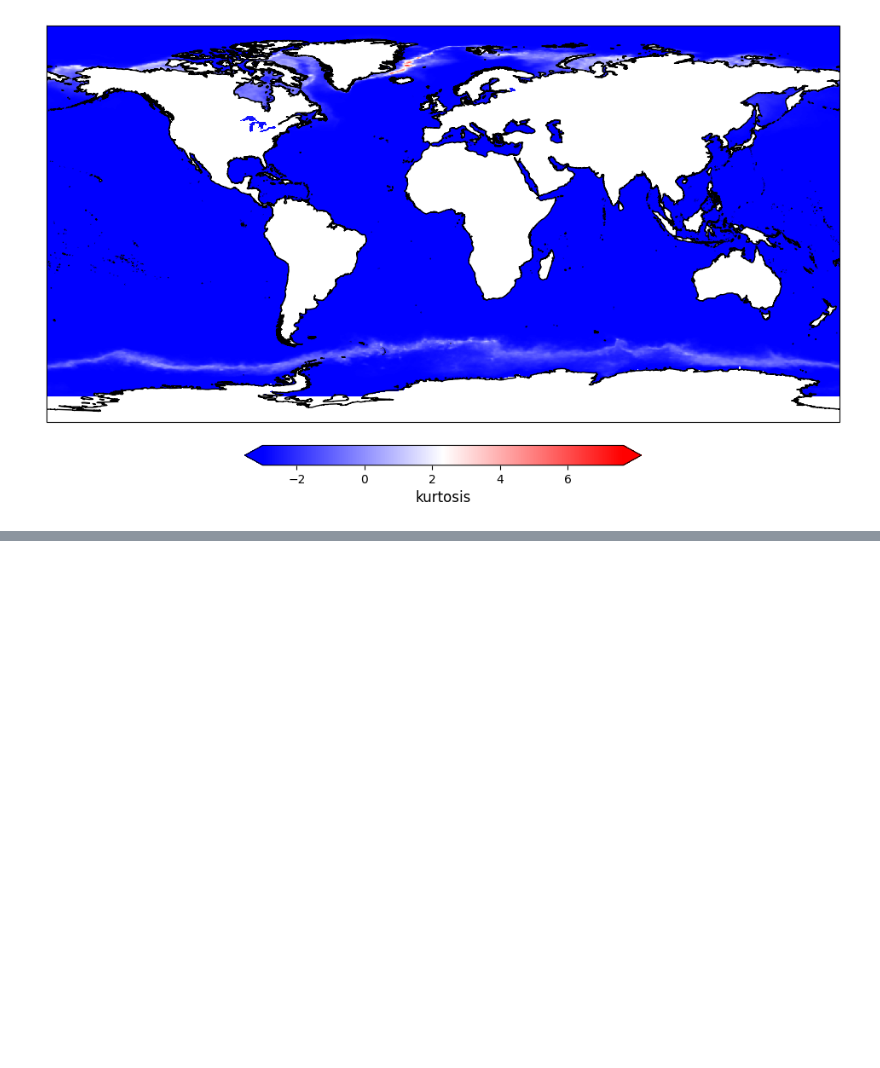
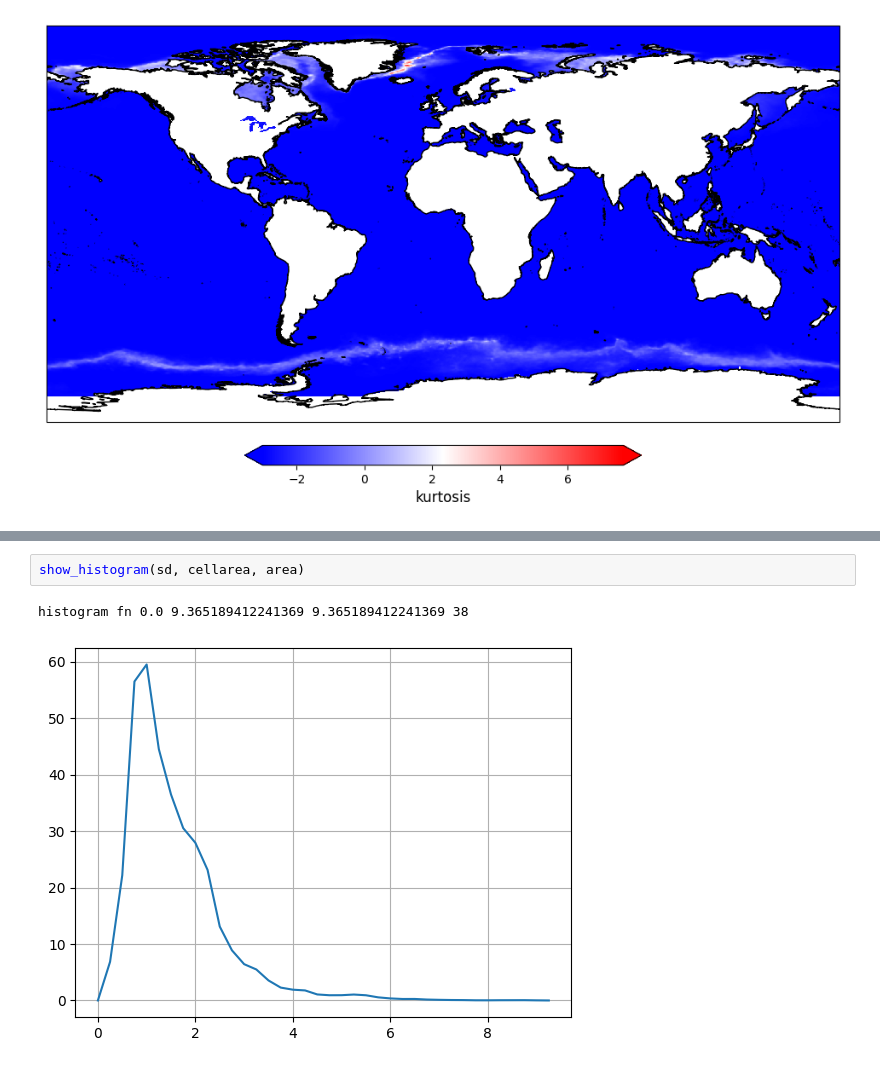
Before and after one commit to grumbiner/epoch_sst, a Jupyter notebook: stats.ipynb, the cells around one changed output, grey strips where cells are left out. Saved outputs shown, nothing was run; the diff lists cells and outputs as text; blank space fills up the shorter version.

```diff
--- a/stats.ipynb
+++ b/stats.ipynb
@@ -352,0 +430,5 @@ vmin max =  -2.9999998308367686 7.63802163501181
+# %%
+show_histogram(sd, cellarea, area)
+# %% [output]
+histogram fn 0.0 9.365189412241369 9.365189412241369 38
+[figure, added]
```
Also changed, not shown: parts of 6 cells of this notebook, 3 other files.
